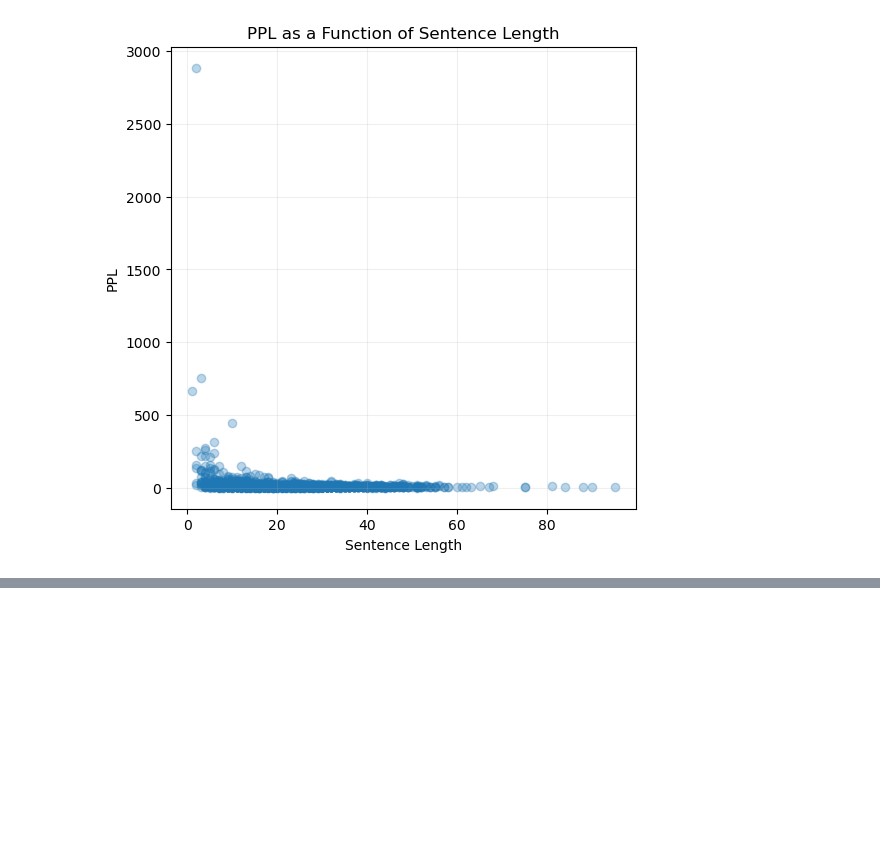
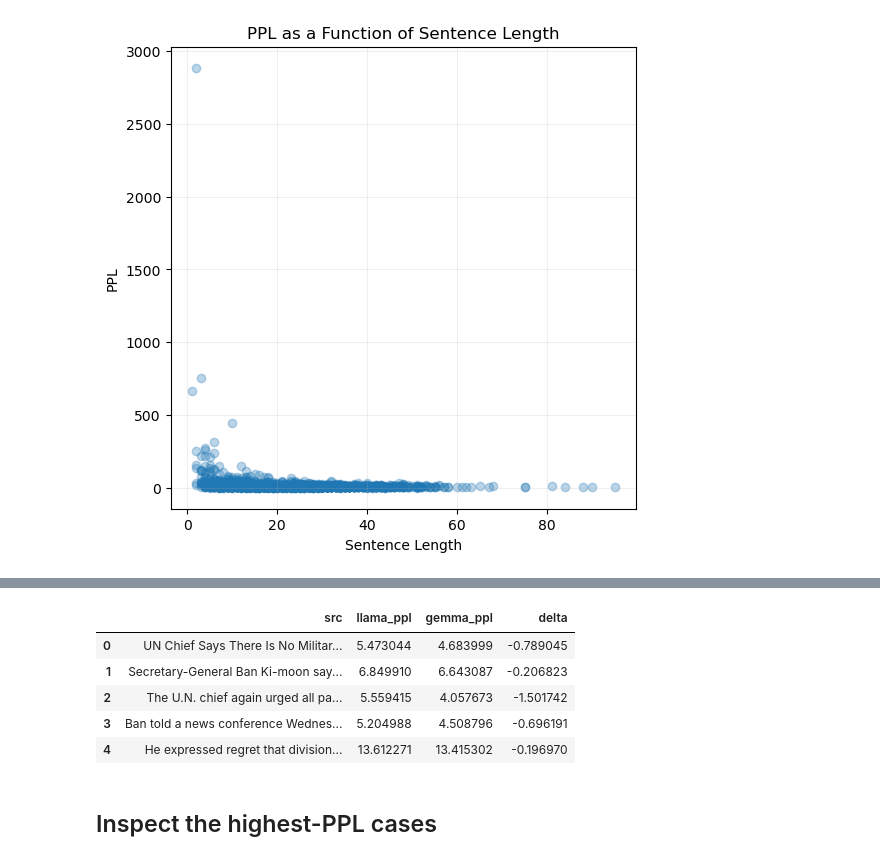
Before and after one commit to rtudorache/mt-lab-project, a Jupyter notebook: 02_ppl_analysis.ipynb, the cells around one changed output, grey strips where cells are left out. Drawn from its saved outputs; the diff is of its cells as text; code cells hidden in the pictures; blank space fills up the shorter version.

```diff
--- a/02_ppl_analysis.ipynb
+++ b/02_ppl_analysis.ipynb
@@ -127,0 +199,18 @@ Correlation between sentence length and PPL: -0.1335853551494939
+# %%
+paired = pd.DataFrame({
+    "src": [r["src"] for r in llama_3_records],
+    "llama_ppl": df_llama["ppl"].values,
+    "gemma_ppl": df_gemma["ppl"].values
+})
+
+paired["delta"] = paired["gemma_ppl"] - paired["llama_ppl"]
+paired.head()
+# %% [output]
+|  | src | llama_ppl | gemma_ppl | delta |
+| 0 | UN Chief Says There Is No Militar... | 5.473044 | 4.683999 | -0.789045 |
+| 1 | Secretary-General Ban Ki-moon say... | 6.849910 | 6.643087 | -0.206823 |
+| 2 | The U.N. chief again urged all pa... | 5.559415 | 4.057673 | -1.501742 |
+| 3 | Ban told a news conference Wednes... | 5.204988 | 4.508796 | -0.696191 |
+| 4 | He expressed regret that division... | 13.612271 | 13.415302 | -0.196970 |
+# %% [markdown]
+## Inspect the highest-PPL cases
```
Also changed, not shown: parts of 10 cells of this notebook, 5 other files.
